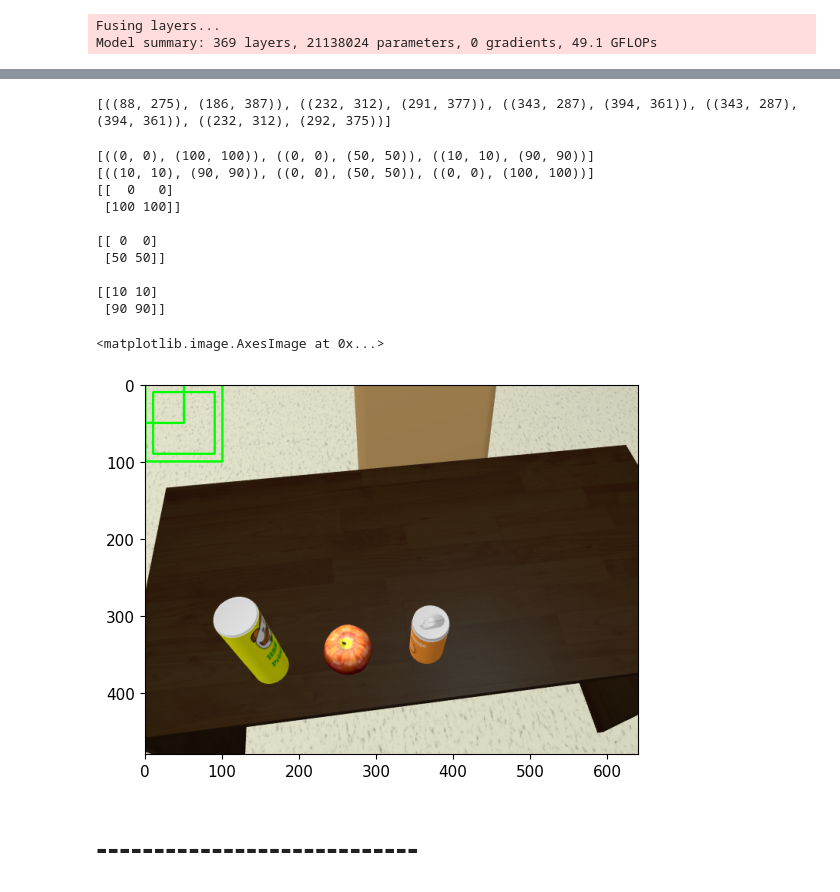
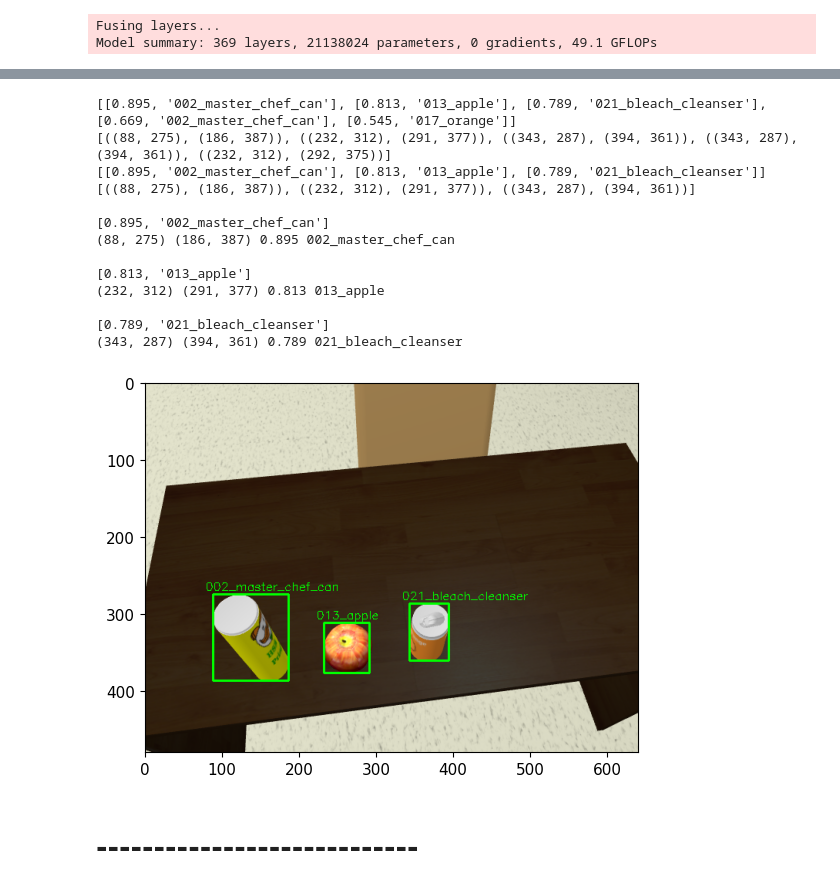
Before and after one commit to RobotJustina/Juskeshino, a Jupyter notebook: catkin_ws/src/mapless_navigation/vision_modules/scripts/yolo5_test.ipynb, the cells around one changed output, grey strips where cells are left out. Drawn from its saved outputs; the diff is of its cells as text; code cells hidden in the pictures.

```diff
--- a/catkin_ws/src/mapless_navigation/vision_modules/scripts/yolo5_test.ipynb
+++ b/catkin_ws/src/mapless_navigation/vision_modules/scripts/yolo5_test.ipynb
@@ -180,46 +127,0 @@ plt.imshow(debug_img)
-# %%
-print(points)
-true_points = []
-true_predictions = []
-# %% [output]
-[((88, 275), (186, 387)), ((232, 312), (291, 377)), ((343, 287), (394, 361)), ((343, 287), (394, 361)), ((232, 312), (292, 375))]
-# %%
-for i, point in enumerate(true_points):
-    print(point, " pred\t", true_predictions[i][0], true_predictions[i][1])
-# %%
-clone_img = sampling_img.copy()
-
-points = []
-points.append(((0,0), (100,100)))
-points.append(((0,0), (50,50)))
-points.append(((10,10), (90,90)))
-print(points)
-
-clear_points = points.copy()
-clear_points.reverse()
-print(clear_points)
-
-for point in points:
-    point_a = np.array(point)
-    print(point_a)
-
-
-
-    print()
-    clone_img = cv2.rectangle(clone_img , point[0], point[1],  (0, 255, 0), 2)
-
-
-plt.imshow(clone_img)
-# %% [output]
-[((0, 0), (100, 100)), ((0, 0), (50, 50)), ((10, 10), (90, 90))]
-[((10, 10), (90, 90)), ((0, 0), (50, 50)), ((0, 0), (100, 100))]
-[[  0   0]
- [100 100]]
-
-[[ 0  0]
- [50 50]]
-
-[[10 10]
- [90 90]]
-<matplotlib.image.AxesImage at 0x...>
-[figure, removed]
@@ -226,3 +178,22 @@ plt.imshow(clone_img)
+# %%
+points, labels = get_notations(detections, rem_overlaps=True)
+print()
+plot_labels(points, labels, sampling_img)
+# %% [output]
+[[0.895, '002_master_chef_can'], [0.813, '013_apple'], [0.789, '021_bleach_cleanser'], [0.669, '002_master_chef_can'], [0.545, '017_orange']]
+[((88, 275), (186, 387)), ((232, 312), (291, 377)), ((343, 287), (394, 361)), ((343, 287), (394, 361)), ((232, 312), (292, 375))]
+[[0.895, '002_master_chef_can'], [0.813, '013_apple'], [0.789, '021_bleach_cleanser']]
+[((88, 275), (186, 387)), ((232, 312), (291, 377)), ((343, 287), (394, 361))]
+
+[0.895, '002_master_chef_can']
+(88, 275) (186, 387) 0.895 002_master_chef_can
+
+[0.813, '013_apple']
+(232, 312) (291, 377) 0.813 013_apple
+
+[0.789, '021_bleach_cleanser']
+(343, 287) (394, 361) 0.789 021_bleach_cleanser
+[figure, added]
 # %% [markdown]
 # ----------------------------
 # %%
```
Also changed, not shown: parts of 10 cells of this notebook, 1 other file.
